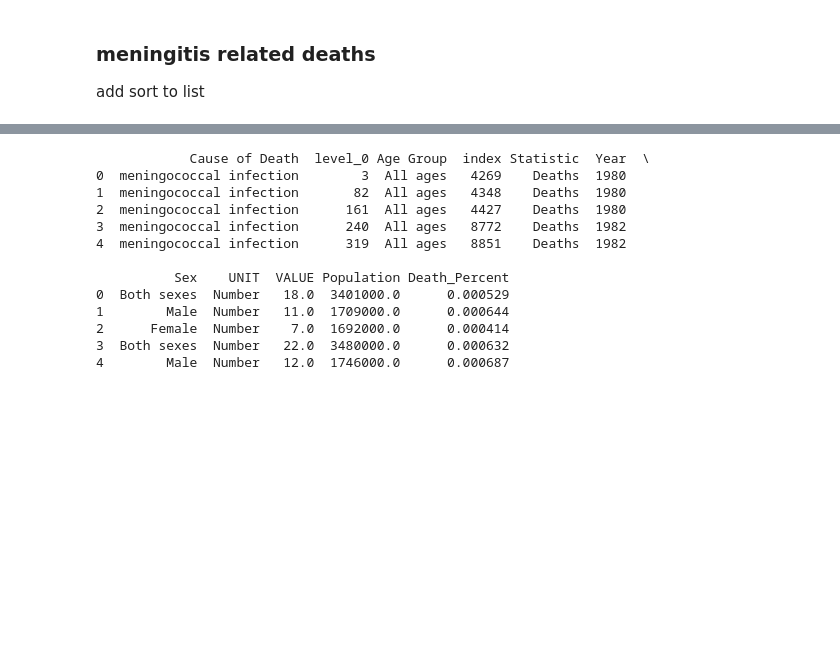
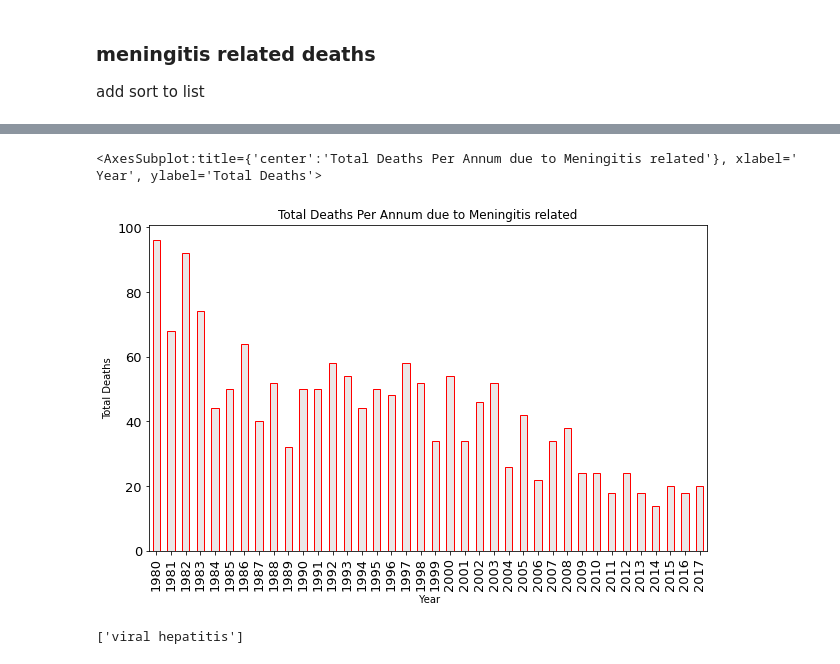
Before and after one commit to jobrien2/UCD-project, a Jupyter notebook: UCD_Start_project.ipynb, the cells around one changed output, grey strips where cells are left out. Saved outputs shown, nothing was run; the diff lists cells and outputs as text; code cells hidden in the pictures; blank space fills up the shorter version.

```diff
--- a/UCD_Start_project.ipynb
+++ b/UCD_Start_project.ipynb
@@ -306,0 +390,2 @@ mort_df_r.shape
+# %%
+qtr_death['Year'] = qtr_death['Quarter'].str[:4]
@@ -306,0 +406,20 @@ mort_df_r.shape
+# %%
+qtr_death['Year'] = qtr_death['Year'].map(int)
+
+indexset = qtr_death.reset_index(drop = False).set_index('Year')
+pop_qtr_18to20 = indexset.loc[[2018,2019,2020]].reset_index(drop = False)
+
+
+pop_qtr_18to20['UNIT'].unique()
+pop_qtr_18to20.isna().sum()
+
+year_list = list(range(1980,2021))
+#year_listb = []
+#for i in year_list:
+#    str(i)
+#    year_listb.append(i)
+qtr_death['Year'] = qtr_death['Year'].map(int)
+pop_qtr_80to20 = qtr_death[(qtr_death['Year'] >= 1980) & (qtr_death['Year'] <= 2020)]
+#indexset = qtr_death.reset_index(drop = False).set_index('Year').sort_values(by='Year')
+#pop_qtr_80to20 = indexset.loc[].reset_index(drop = False)
+print(pop_qtr_80to20)
@@ -354,7 +608,7 @@ def keyword_search (search_word):
     #print(list(new_mort_df['Age Group'].unique()))
     return (list_of_key)
 # %%
-list_of_key = keyword_search('meni')
+my_query = keyword_search('meni')
 #keyword_search('car')
 #print(list_of_key)
 # %% [output]
@@ -371,4 +625,4 @@ def categorised_data (query, age_group):
     new_sorted_mort_df = sorted_mort_df.loc[query].reset_index(drop = False)
     return new_sorted_mort_df
 # %%
-categorised_data(list_of_key,'All ages')
+meningitis_df  = categorised_data(my_query,'All ages')
@@ -389,19 +629,10 @@ categorised_data(list_of_key,'All ages')
-# %%
-new_sorted_mort_df = categorised_data(list_of_key,'All ages')
-print(new_sorted_mort_df.head())
-# %% [output]
-            Cause of Death  level_0 Age Group  index Statistic  Year  \
-0  meningococcal infection        3  All ages   4269    Deaths  1980
-1  meningococcal infection       82  All ages   4348    Deaths  1980
-2  meningococcal infection      161  All ages   4427    Deaths  1980
-3  meningococcal infection      240  All ages   8772    Deaths  1982
-4  meningococcal infection      319  All ages   8851    Deaths  1982
-
-          Sex    UNIT  VALUE Population Death_Percent
-0  Both sexes  Number   18.0  3401000.0      0.000529
-1        Male  Number   11.0  1709000.0      0.000644
-2      Female  Number    7.0  1692000.0      0.000414
-3  Both sexes  Number   22.0  3480000.0      0.000632
-4        Male  Number   12.0  1746000.0      0.000687
 # %%
-#list_of_keywords = np.array(list_of_keywords).flatten()
+meningitis_df_summary = meningitis_df.groupby('Year')['VALUE'].sum()
+meningitis_df_summary.plot(kind = 'bar', title = 'Total Deaths Per Annum due to Meningitis related', ylabel = 'Total Deaths', xlabel = ' Year', figsize = (10,6), color =(0.2, 0.1, 0.1, 0.1),  edgecolor='red', fontsize = 13)
+# %% [output]
+<AxesSubplot:title={'center':'Total Deaths Per Annum due to Meningitis related'}, xlabel=' Year', ylabel='Total Deaths'>
+[figure, added]
+# %%
+my_query2 = keyword_search('hepatit')
+# %% [output]
+['viral hepatitis']
```
Also changed, not shown: parts of 42 cells of this notebook, 1 other file.
